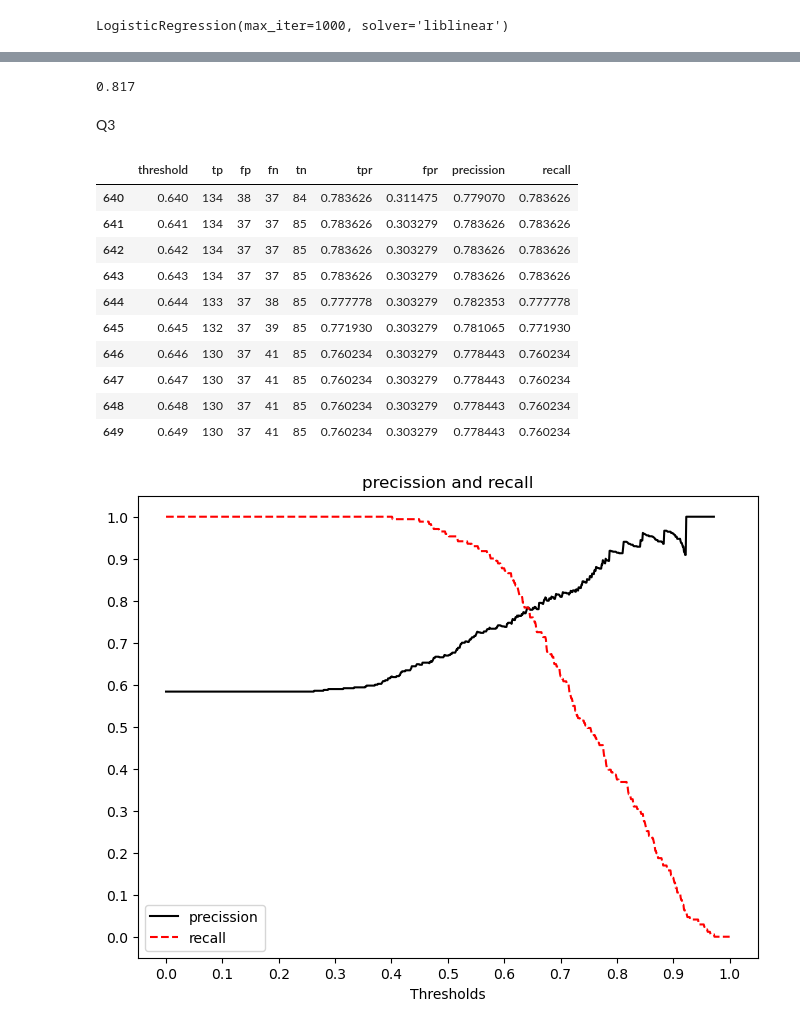
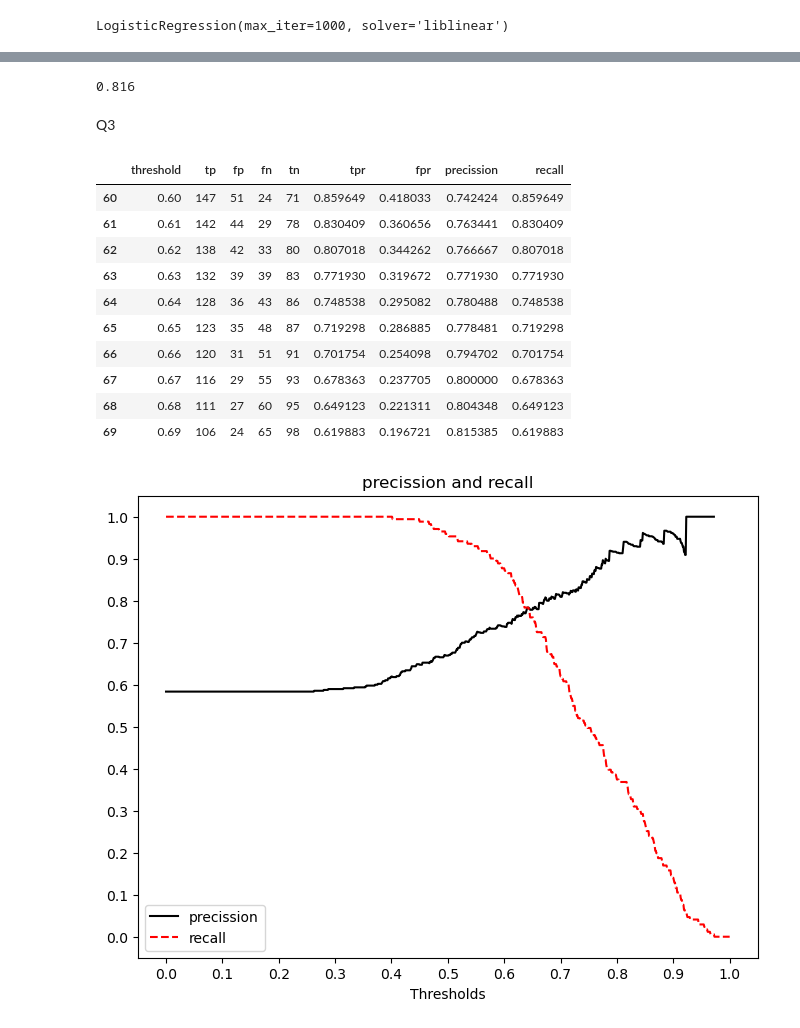
Before and after one commit to slavakursca/machine-learning-zoomcamp, a Jupyter notebook: homework-4/classification_evaluation.ipynb, the cells around one changed output, grey strips where cells are left out. Drawn from its saved outputs; the diff is of its cells as text; code cells hidden in the pictures.

```diff
--- a/homework-4/classification_evaluation.ipynb
+++ b/homework-4/classification_evaluation.ipynb
@@ -82,7 +84,7 @@ Q2
 # %%
 from sklearn.feature_extraction import DictVectorizer
 # %%
-train_dict = df_train[categorical + numerical].to_dict(orient='records')
+train_dict = df_train_full[categorical + numerical].to_dict(orient='records')
 # %%
 dv = DictVectorizer(sparse=False)
 dv.fit(train_dict)
@@ -107,6 +109,6 @@ X_train = dv.transform(train_dict)
 from sklearn.linear_model import LogisticRegression
 # %%
 model = LogisticRegression(solver='liblinear', C=1.0, max_iter=1000)
-model.fit(X_train, y_train)
+model.fit(X_train, y_train_full)
 # %% [output]
 LogisticRegression(max_iter=1000, solver='liblinear')
@@ -118,7 +124,7 @@ y_pred = model.predict_proba(X_val)[:, 1]
 # %%
 round(roc_auc_score(y_val, y_pred), 3)
 # %% [output]
-0.817
+0.816
 # %% [markdown]
 Q3
 # %%
@@ -146,22 +152,23 @@ def tpr_fpr_dataframe(y_val, y_pred, tresholds):
 
     return df_scores
 # %%
-thresholds = np.linspace(0, 1, 1001)
+thresholds = np.linspace(0, 1, 101)
 df_scores = tpr_fpr_dataframe(y_val, y_pred, thresholds)
 # %%
-df_scores[640:650]
+#df_scores[640:650]
+df_scores[60:70]
 # %% [output]
 |  | threshold | tp | fp | fn | tn | tpr | fpr | precission | recall |
-| 640 | 0.640 | 134 | 38 | 37 | 84 | 0.783626 | 0.311475 | 0.779070 | 0.783626 |
-| 641 | 0.641 | 134 | 37 | 37 | 85 | 0.783626 | 0.303279 | 0.783626 | 0.783626 |
-| 642 | 0.642 | 134 | 37 | 37 | 85 | 0.783626 | 0.303279 | 0.783626 | 0.783626 |
-| 643 | 0.643 | 134 | 37 | 37 | 85 | 0.783626 | 0.303279 | 0.783626 | 0.783626 |
-| 644 | 0.644 | 133 | 37 | 38 | 85 | 0.777778 | 0.303279 | 0.782353 | 0.777778 |
-| 645 | 0.645 | 132 | 37 | 39 | 85 | 0.771930 | 0.303279 | 0.781065 | 0.771930 |
-| 646 | 0.646 | 130 | 37 | 41 | 85 | 0.760234 | 0.303279 | 0.778443 | 0.760234 |
-| 647 | 0.647 | 130 | 37 | 41 | 85 | 0.760234 | 0.303279 | 0.778443 | 0.760234 |
-| 648 | 0.648 | 130 | 37 | 41 | 85 | 0.760234 | 0.303279 | 0.778443 | 0.760234 |
-| 649 | 0.649 | 130 | 37 | 41 | 85 | 0.760234 | 0.303279 | 0.778443 | 0.760234 |
+| 60 | 0.60 | 147 | 51 | 24 | 71 | 0.859649 | 0.418033 | 0.742424 | 0.859649 |
+| 61 | 0.61 | 142 | 44 | 29 | 78 | 0.830409 | 0.360656 | 0.763441 | 0.830409 |
+| 62 | 0.62 | 138 | 42 | 33 | 80 | 0.807018 | 0.344262 | 0.766667 | 0.807018 |
+| 63 | 0.63 | 132 | 39 | 39 | 83 | 0.771930 | 0.319672 | 0.771930 | 0.771930 |
+| 64 | 0.64 | 128 | 36 | 43 | 86 | 0.748538 | 0.295082 | 0.780488 | 0.748538 |
+| 65 | 0.65 | 123 | 35 | 48 | 87 | 0.719298 | 0.286885 | 0.778481 | 0.719298 |
+| 66 | 0.66 | 120 | 31 | 51 | 91 | 0.701754 | 0.254098 | 0.794702 | 0.701754 |
+| 67 | 0.67 | 116 | 29 | 55 | 93 | 0.678363 | 0.237705 | 0.800000 | 0.678363 |
+| 68 | 0.68 | 111 | 27 | 60 | 95 | 0.649123 | 0.221311 | 0.804348 | 0.649123 |
+| 69 | 0.69 | 106 | 24 | 65 | 98 | 0.619883 | 0.196721 | 0.815385 | 0.619883 |
 # %%
 plt.figure(figsize=(8,6))
 
```
Also changed, not shown: parts of 2 cells of this notebook, 2 other files.
